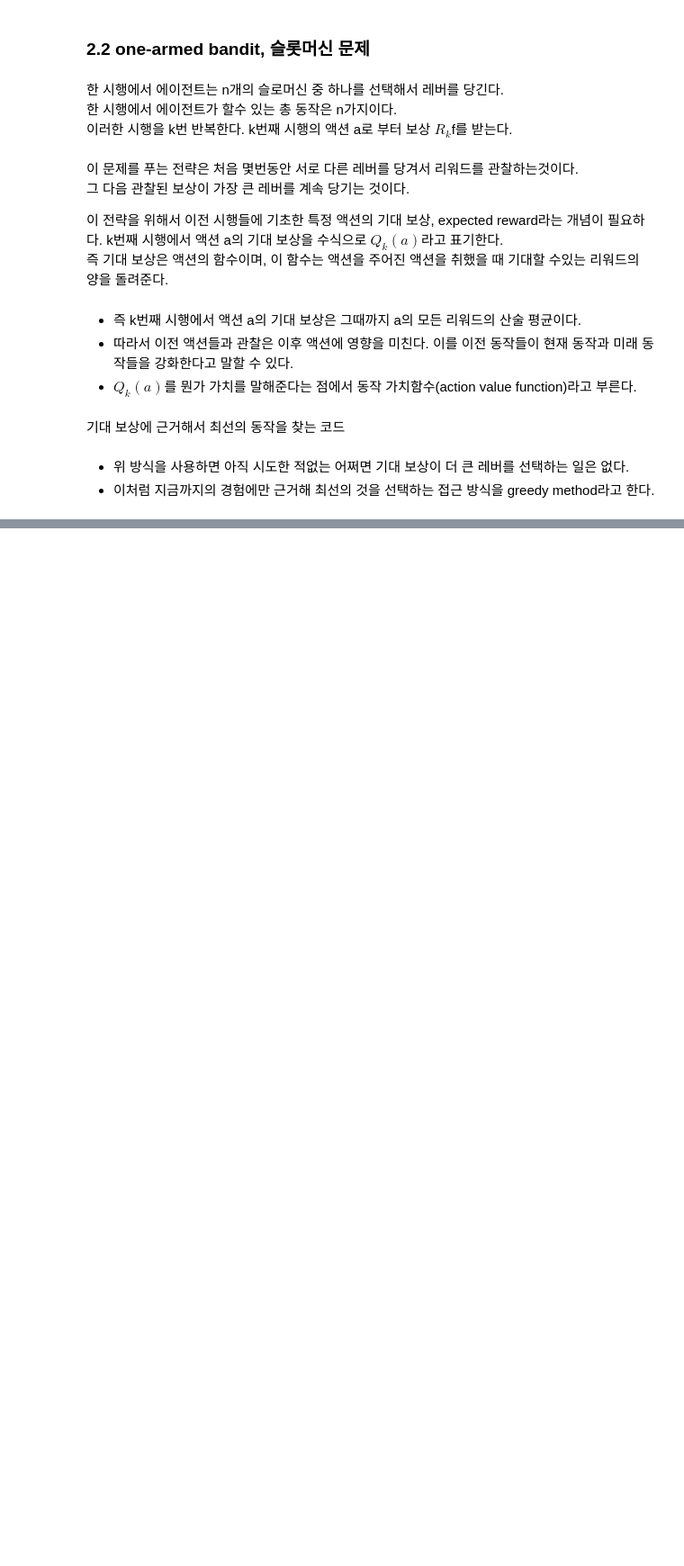
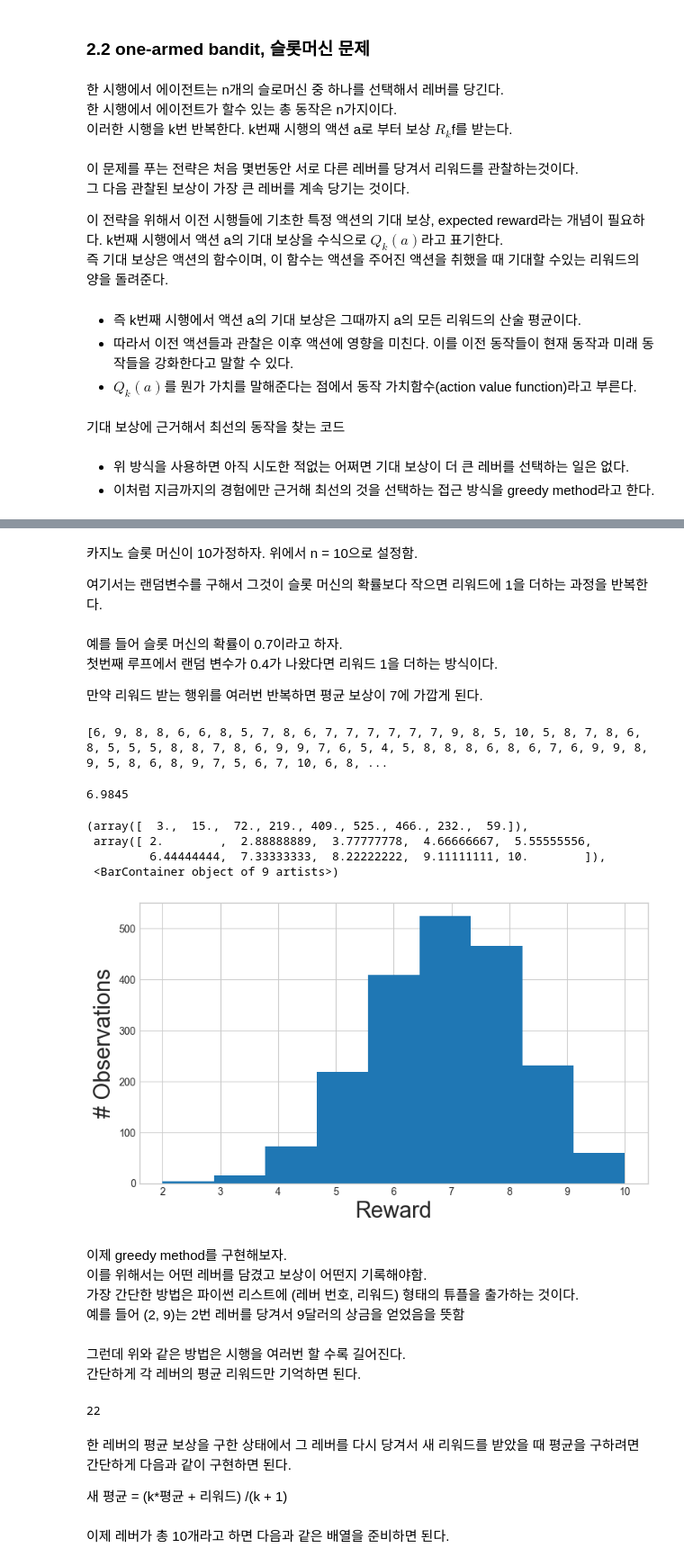
Before and after one commit to sguys99/RL-study, a Jupyter notebook: DRLinAction/ch02/ch02.ipynb, the cells around one changed output, grey strips where cells are left out. Shown at 90% size. Cells and saved outputs as stored; diff of their text form; code cells hidden in the pictures; blank space fills up the shorter version.

Commit message:
DRLinAction ch2. greedy method

```diff
--- a/DRLinAction/ch02/ch02.ipynb
+++ b/DRLinAction/ch02/ch02.ipynb
@@ -61,0 +64,67 @@ def get_best_action(actions):
+# %%
+n = 10
+probs = np.random.rand(n)
+eps = 0.1
+# %% [markdown]
+카지노 슬롯 머신이 10가정하자.
+위에서 n = 10으로 설정함.
+
+여기서는 랜덤변수를 구해서 그것이 슬롯 머신의 확률보다 작으면 리워드에 1을 더하는 과정을 반복한다.
+# %%
+import random
+
+def get_reward(prob, n = 10):
+    reward = 0
+    for i in range(n):
+        if random.random() < prob:
+            reward += 1
+    return reward
+# %% [markdown]
+예를 들어 슬롯 머신의 확률이 0.7이라고 하자.
+첫번째 루프에서 랜덤 변수가 0.4가 나왔다면 리워드 1을 더하는 방식이다.
+
+만약 리워드 받는 행위를 여러번 반복하면 평균 보상이 7에 가깝게 된다.
+# %%
+reward_test = [get_reward(0.7) for _ in range(2000)]
+print(reward_test)
+# %% [output]
+[6, 9, 8, 8, 6, 6, 8, 5, 7, 8, 6, 7, 7, 7, 7, 7, 7, 9, 8, 5, 10, 5, 8, 7, 8, 6, 8, 5, 5, 5, 8, 8, 7, 8, 6, 9, 9, 7, 6, 5, 4, 5, 8, 8, 8, 6, 8, 6, 7, 6, 9, 9, 8, 9, 5, 8, 6, 8, 9, 7, 5, 6, 7, 10, 6, 8, ...
+# %%
+np.mean(reward_test)
+# %% [output]
+6.9845
+# %%
+plt.figure(figsize=(9,5))
+plt.xlabel("Reward",fontsize=22)
+plt.ylabel("# Observations",fontsize=22)
+plt.hist(reward_test,bins=9)
+# %% [output]
+(array([  3.,  15.,  72., 219., 409., 525., 466., 232.,  59.]),
+ array([ 2.        ,  2.88888889,  3.77777778,  4.66666667,  5.55555556,
+         6.44444444,  7.33333333,  8.22222222,  9.11111111, 10.        ]),
+ <BarContainer object of 9 artists>)
+[figure, added]
+# %% [markdown]
+이제 greedy method를 구현해보자.
+이를 위해서는 어떤 레버를 담겼고 보상이 어떤지 기록해야함.
+가장 간단한 방법은 파이썬 리스트에 (레버 번호, 리워드) 형태의 튜플을 출가하는 것이다.
+예를 들어 (2, 9)는 2번 레버를 당겨서 9달러의 상금을 얻었음을 뜻함
+# %% [markdown]
+그런데 위와 같은 방법은 시행을 여러번 할 수록 길어진다.
+간단하게 각 레버의 평균 리워드만 기억하면 된다.
+# %%
+sum = 0
+x = [4, 5, 6, 7]
+
+for j in range(len(x)):
+    sum = sum + x[j]
+
+sum
+# %% [output]
+22
+# %% [markdown]
+한 레버의 평균 보상을 구한 상태에서 그 레버를 다시 당겨서 새 리워드를 받았을 때 평균을 구하려면 간단하게 다음과 같이 구현하면 된다.
+
+새 평균 = (k*평균 + 리워드) /(k + 1)
+# %% [markdown]
+이제 레버가 총 10개라고 하면 다음과 같은 배열을 준비하면 된다.
```
Also changed, not shown: parts of 6 cells of this notebook.
